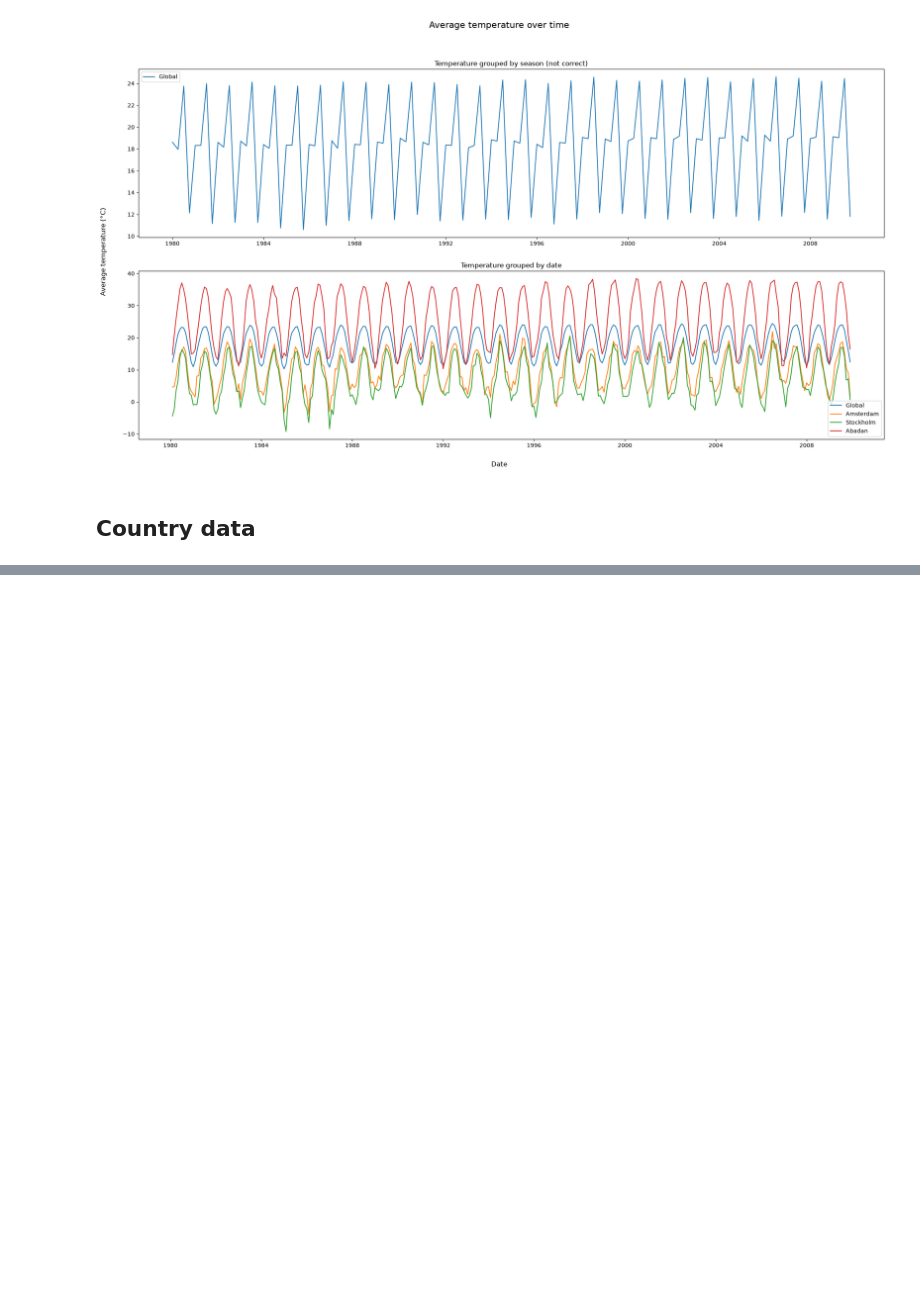
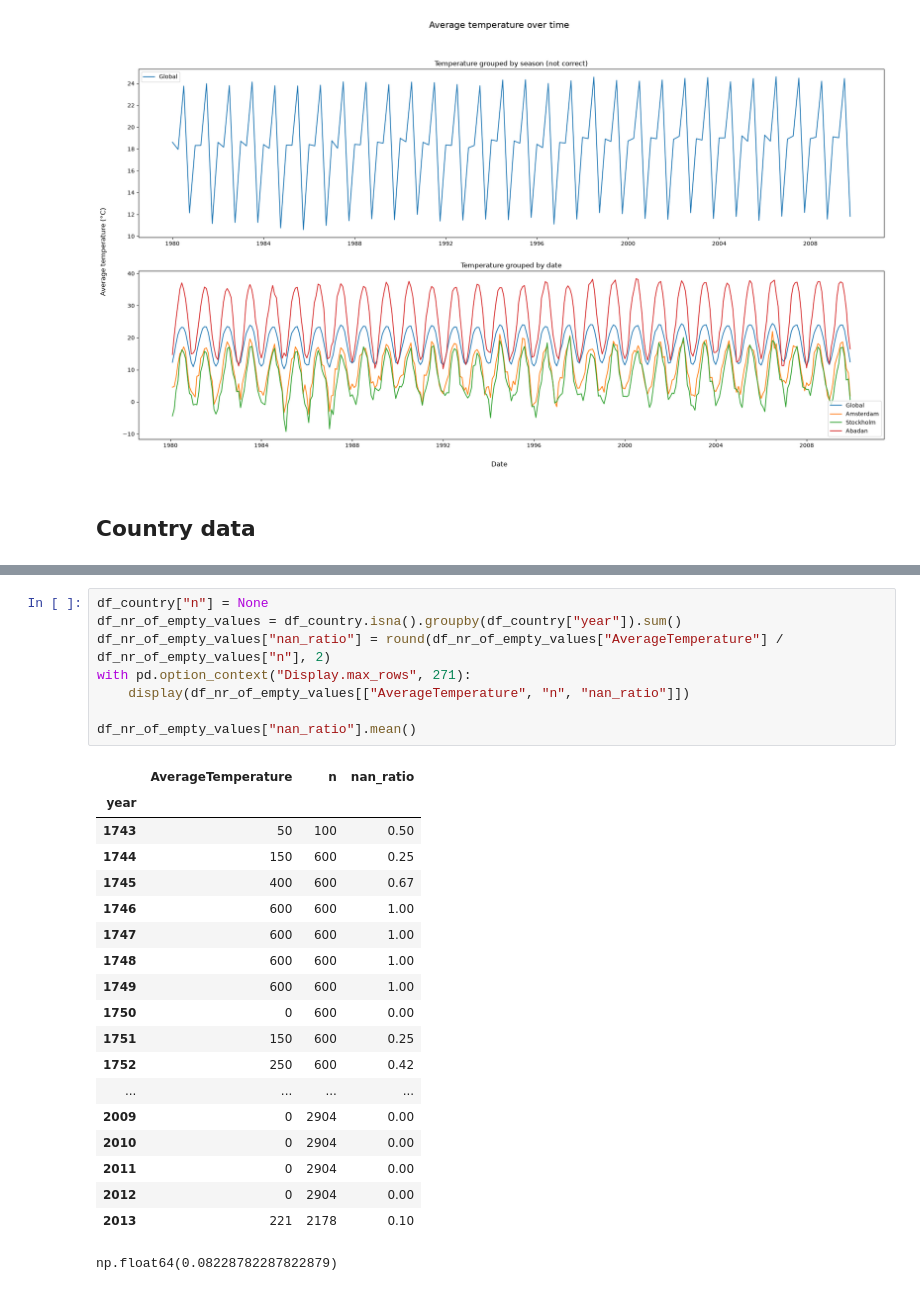
Before and after one commit to TimoWijnen2001/case-climate-watch, a Jupyter notebook: notebooks/03_data_exploration.ipynb, the cells around one changed output, grey strips where cells are left out. Drawn from its saved outputs; the diff is of its cells as text; blank space fills up the shorter version.

```diff
--- a/notebooks/03_data_exploration.ipynb
+++ b/notebooks/03_data_exploration.ipynb
@@ -178,0 +187,28 @@ plt.show()
+# %%
+df_country["n"] = None
+df_nr_of_empty_values = df_country.isna().groupby(df_country["year"]).sum()
+df_nr_of_empty_values["nan_ratio"] = round(df_nr_of_empty_values["AverageTemperature"] / df_nr_of_empty_values["n"], 2)
+with pd.option_context("Display.max_rows", 271):
+    display(df_nr_of_empty_values[["AverageTemperature", "n", "nan_ratio"]])
+
+df_nr_of_empty_values["nan_ratio"].mean()
+# %% [output]
+|  | AverageTemperature | n | nan_ratio |
+| year |  |  |  |
+| 1743 | 50 | 100 | 0.50 |
+| 1744 | 150 | 600 | 0.25 |
+| 1745 | 400 | 600 | 0.67 |
+| 1746 | 600 | 600 | 1.00 |
+| 1747 | 600 | 600 | 1.00 |
+| 1748 | 600 | 600 | 1.00 |
+| 1749 | 600 | 600 | 1.00 |
+| 1750 | 0 | 600 | 0.00 |
+| 1751 | 150 | 600 | 0.25 |
+| 1752 | 250 | 600 | 0.42 |
+| ... | ... | ... | ... |
+| 2009 | 0 | 2904 | 0.00 |
+| 2010 | 0 | 2904 | 0.00 |
+| 2011 | 0 | 2904 | 0.00 |
+| 2012 | 0 | 2904 | 0.00 |
+| 2013 | 221 | 2178 | 0.10 |
+np.float64(0.08228782287822879)
```
Also changed, not shown: parts of 2 cells of this notebook.
